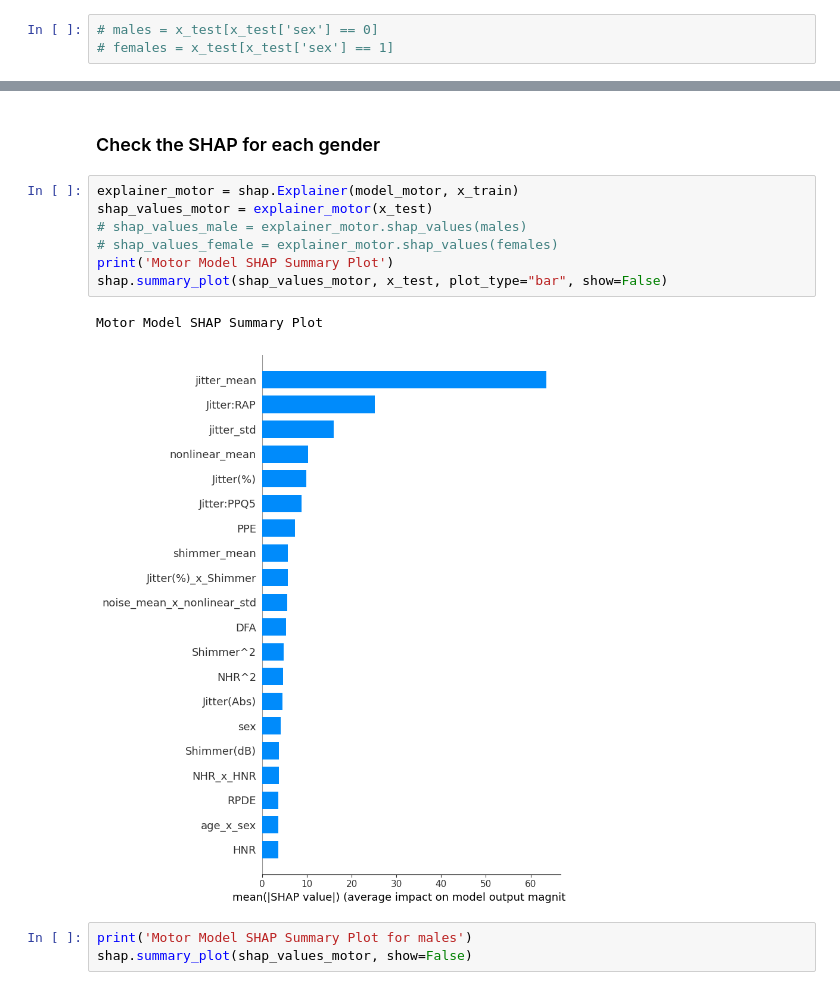
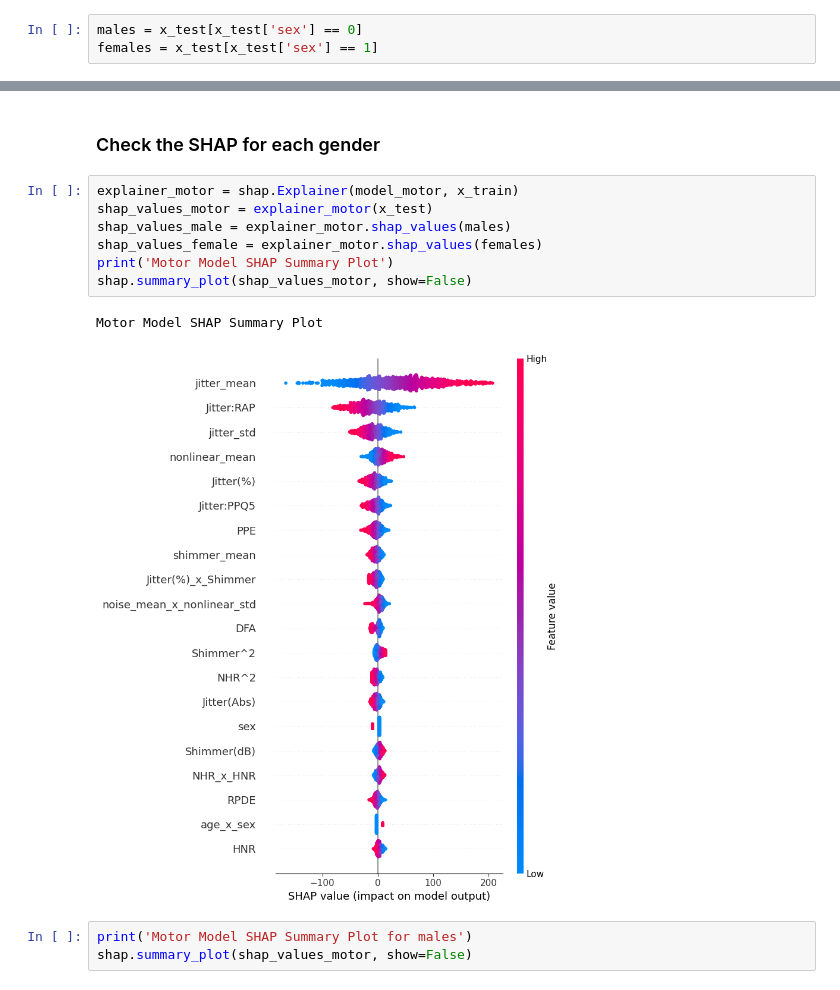
Before and after one commit to behnazrzf/Parkinson-s_Telemonitoring, a Jupyter notebook: traditional_models.ipynb, the cells around one changed output, grey strips where cells are left out. Cells and saved outputs as stored; diff of their text form.

```diff
--- a/traditional_models.ipynb
+++ b/traditional_models.ipynb
@@ -58,8 +59,8 @@ x_test
 | 5862 | 0.365052 | 0.237678 | 0.691622 | 0.493251 | 0.344862 | 0.255943 | 0.405792 | ... |
 1222 rows × 38 columns
 # %%
-# males = x_test[x_test['sex'] == 0]
-# females = x_test[x_test['sex'] == 1]
+males = x_test[x_test['sex'] == 0]
+females = x_test[x_test['sex'] == 1]
 # %% [markdown]
 ## Linear Regression
 # %%
@@ -88,13 +89,13 @@ R2 Score (Total): -0.6469438186567813
 # %%
 explainer_motor = shap.Explainer(model_motor, x_train)
 shap_values_motor = explainer_motor(x_test)
-# shap_values_male = explainer_motor.shap_values(males)
-# shap_values_female = explainer_motor.shap_values(females)
+shap_values_male = explainer_motor.shap_values(males)
+shap_values_female = explainer_motor.shap_values(females)
 print('Motor Model SHAP Summary Plot')
-shap.summary_plot(shap_values_motor, x_test, plot_type="bar", show=False)
+shap.summary_plot(shap_values_motor, show=False)
 # %% [output]
 Motor Model SHAP Summary Plot
-[figure, old version]
+[figure, new version]
 # %%
 print('Motor Model SHAP Summary Plot for males')
 shap.summary_plot(shap_values_motor, show=False)
```
Also changed, not shown: parts of 18 cells of this notebook, 3 other files.
